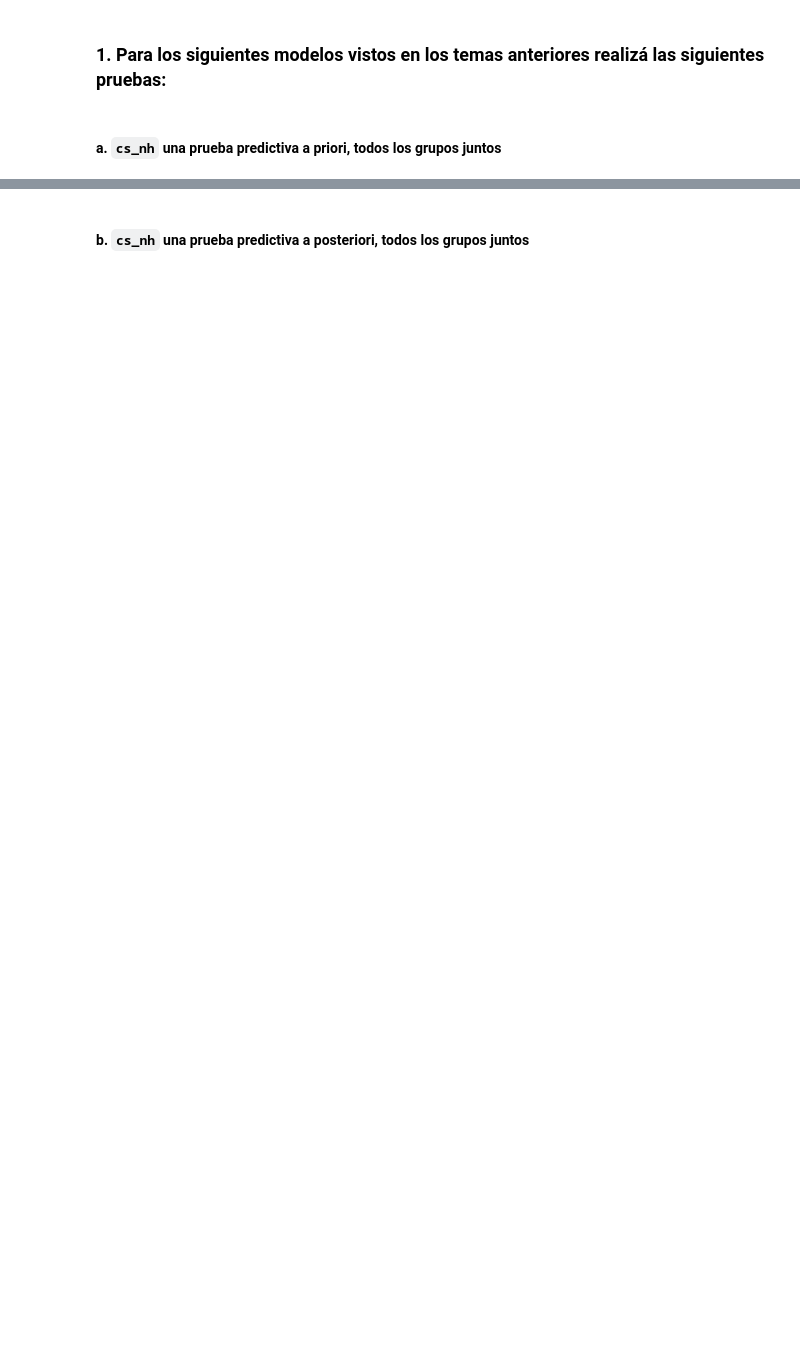
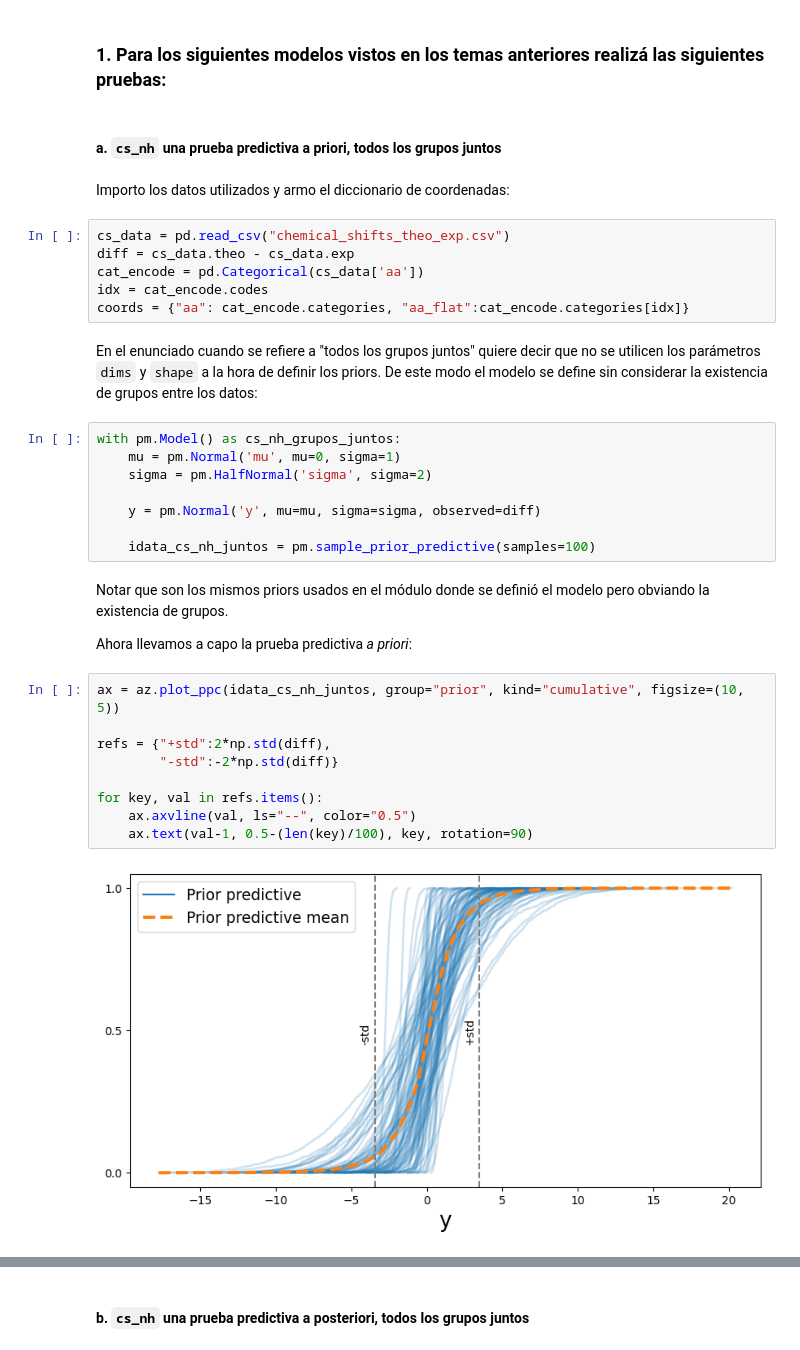
Before and after one commit to Gerardo1909/EEI2_ejercicios, a Jupyter notebook: ejercicios/modulo4.ipynb, the cells around one changed output, grey strips where cells are left out. Drawn from its saved outputs; the diff is of its cells as text; blank space fills up the shorter version.

Commit message:
tarea(modulo4): Se agregan respuestas completas de todos los ejercicios del módulo.

```diff
--- a/ejercicios/modulo4.ipynb
+++ b/ejercicios/modulo4.ipynb
@@ -16,3 +11,36 @@ WARNING (pytensor.configdefaults): g++ not detected!  PyTensor will be unable to
 ### 1. Para los siguientes modelos vistos en los temas anteriores realizá las siguientes pruebas:
 # %% [markdown]
 #### a. `cs_nh`  una prueba predictiva a priori, todos los grupos juntos
+# %% [markdown]
+Importo los datos utilizados y armo el diccionario de coordenadas:
+# %%
+cs_data = pd.read_csv("chemical_shifts_theo_exp.csv")
+diff = cs_data.theo - cs_data.exp
+cat_encode = pd.Categorical(cs_data['aa'])
+idx = cat_encode.codes
+coords = {"aa": cat_encode.categories, "aa_flat":cat_encode.categories[idx]}
+# %% [markdown]
+En el enunciado cuando se refiere a "todos los grupos juntos" quiere decir que no se utilicen los parámetros `dims` y `shape` a la hora de definir los priors. De este modo el modelo se define sin considerar la existencia de grupos entre los datos:
+# %%
+with pm.Model() as cs_nh_grupos_juntos:
+    mu = pm.Normal('mu', mu=0, sigma=1)
+    sigma = pm.HalfNormal('sigma', sigma=2)
+
+    y = pm.Normal('y', mu=mu, sigma=sigma, observed=diff)
+
+    idata_cs_nh_juntos = pm.sample_prior_predictive(samples=100)
+# %% [markdown]
+Notar que son los mismos priors usados en el módulo donde se definió el modelo pero obviando la existencia de grupos.
+
+Ahora llevamos a capo la prueba predictiva *a priori*:
+# %%
+ax = az.plot_ppc(idata_cs_nh_juntos, group="prior", kind="cumulative", figsize=(10, 5))
+
+refs = {"+std":2*np.std(diff),
+        "-std":-2*np.std(diff)}
+
+for key, val in refs.items():
+    ax.axvline(val, ls="--", color="0.5")
+    ax.text(val-1, 0.5-(len(key)/100), key, rotation=90)
+# %% [output]
+[figure, added]
```
Also changed, not shown: parts of 51 cells of this notebook, 1 other file.
